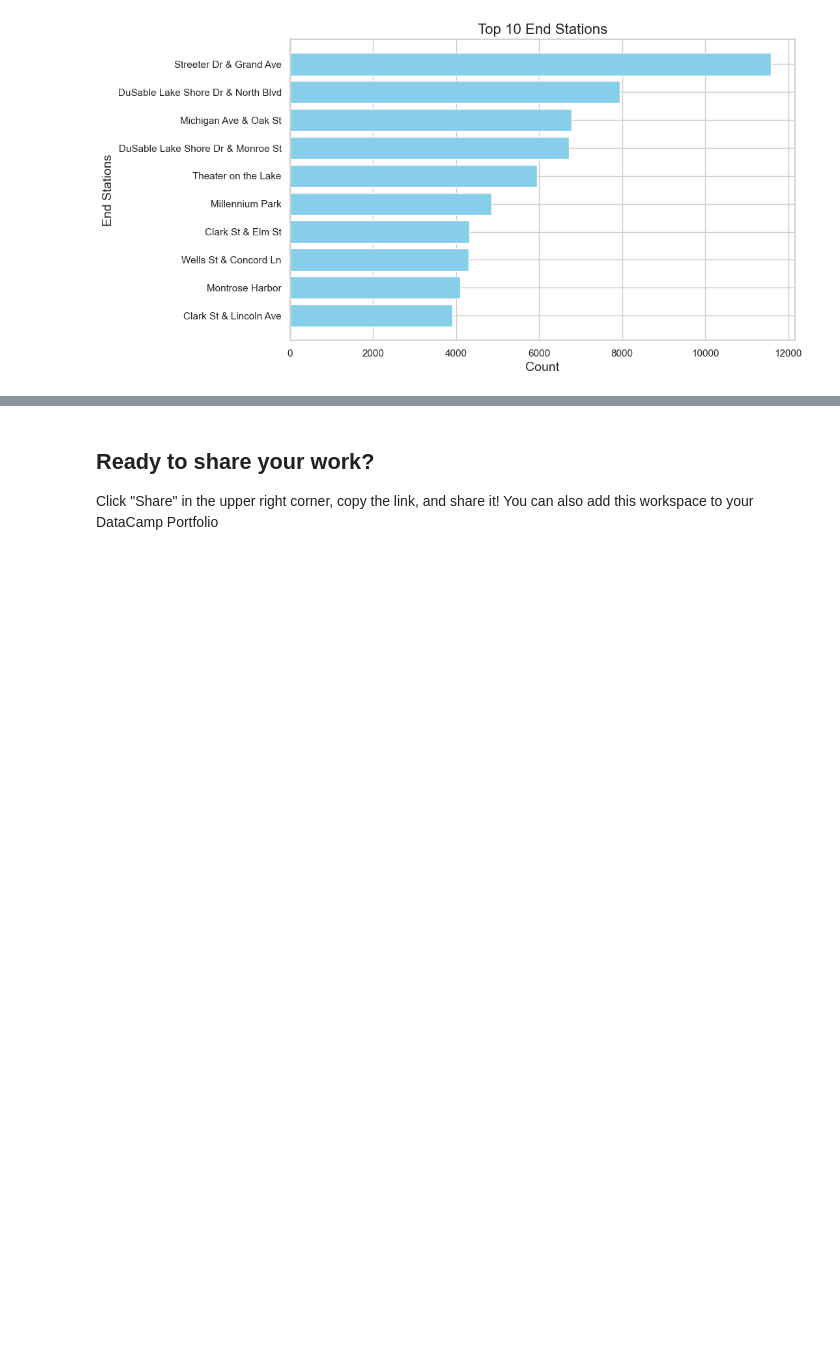
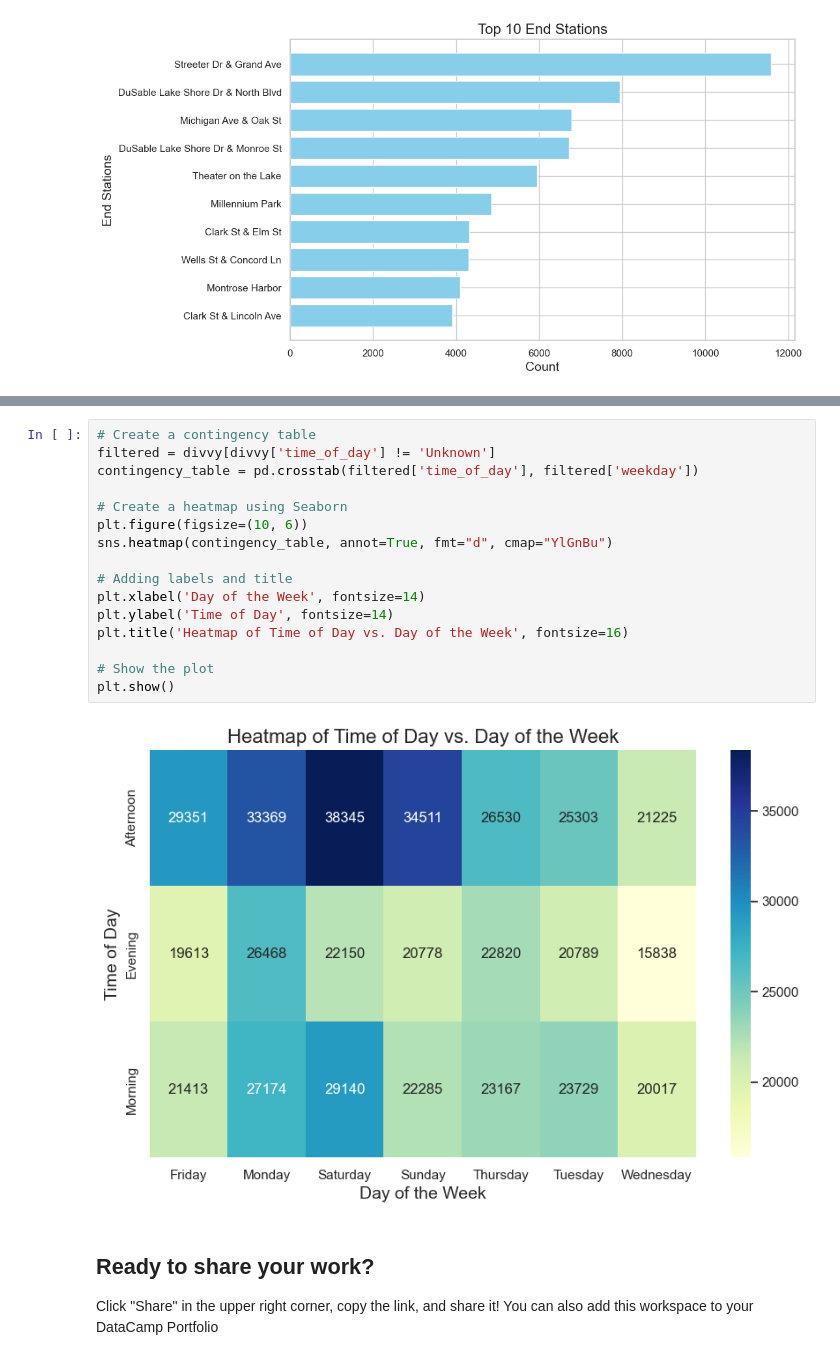
Before and after one commit to oladeeayo/Divvy-Bike, a Jupyter notebook: notebook.ipynb, the cells around one changed output, grey strips where cells are left out. Drawn from its saved outputs; the diff is of its cells as text; blank space fills up the shorter version.

```diff
--- a/notebook.ipynb
+++ b/notebook.ipynb
@@ -388,3 +435,21 @@ plt.show()
+# %%
+# Create a contingency table
+filtered = divvy[divvy['time_of_day'] != 'Unknown']
+contingency_table = pd.crosstab(filtered['time_of_day'], filtered['weekday'])
+
+# Create a heatmap using Seaborn
+plt.figure(figsize=(10, 6))
+sns.heatmap(contingency_table, annot=True, fmt="d", cmap="YlGnBu")
+
+# Adding labels and title
+plt.xlabel('Day of the Week', fontsize=14)
+plt.ylabel('Time of Day', fontsize=14)
+plt.title('Heatmap of Time of Day vs. Day of the Week', fontsize=16)
+
+# Show the plot
+plt.show()
+# %% [output]
+[figure, added]
 # %% [markdown]
 ## Ready to share your work?
 
```
Also changed, not shown: parts of 6 cells of this notebook.
